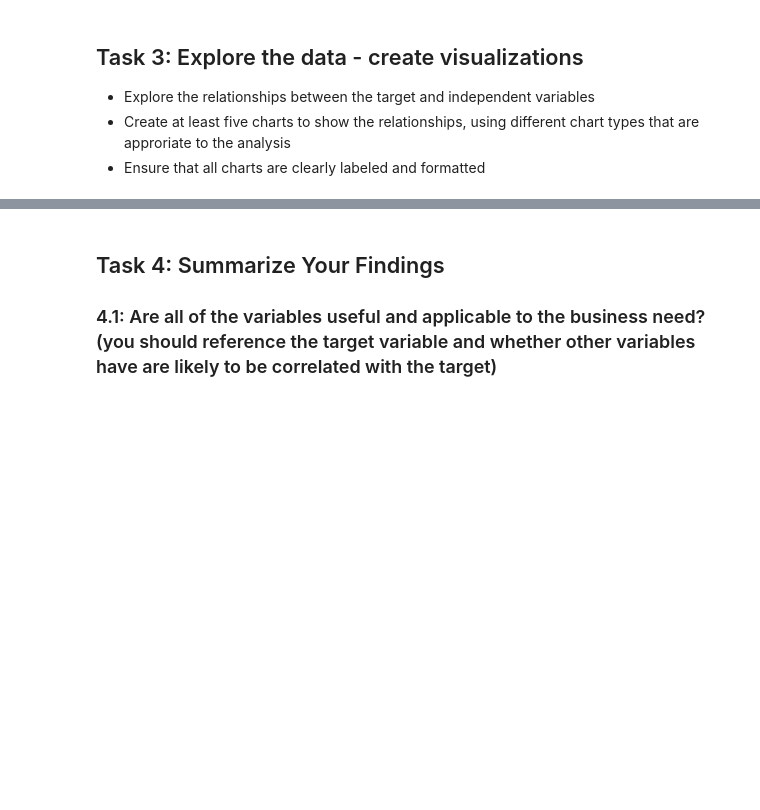
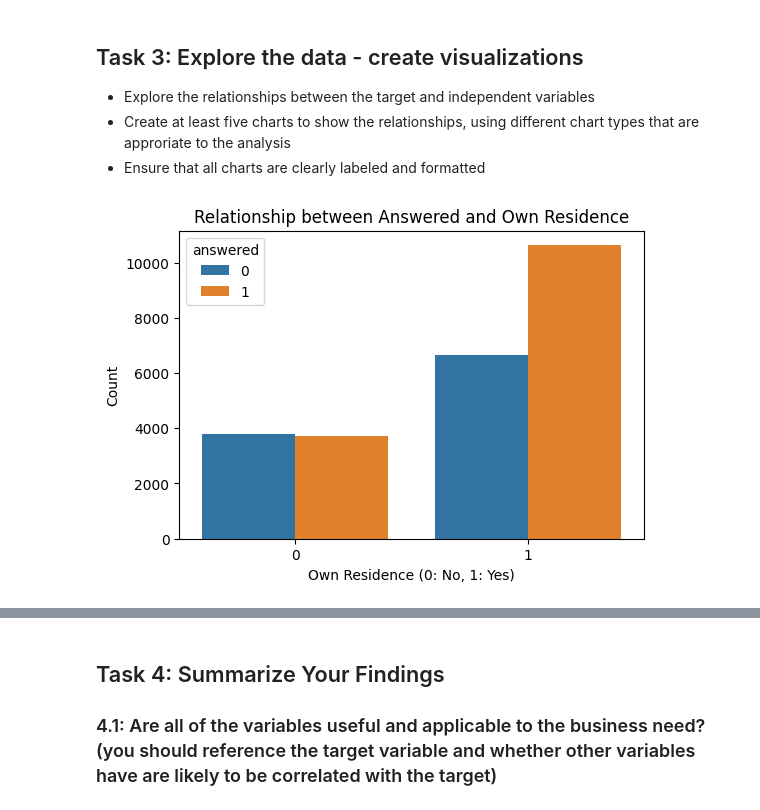
Before and after one commit to jamesmignone63-create/UofUtah_IS4487, a Jupyter notebook: Assignments/assignment_4_data_understanding.ipynb, the cells around one changed output, grey strips where cells are left out. Cells and saved outputs as stored; diff of their text form; code cells hidden in the pictures; blank space fills up the shorter version.

```diff
--- a/Assignments/assignment_4_data_understanding.ipynb
+++ b/Assignments/assignment_4_data_understanding.ipynb
@@ -51,3 +52,7 @@ As in the AdviseInvest case, we will assume `answered` is our target variable. L
+# %%
+#Import the data 🔧
+url = "https://raw.githubusercontent.com/vandanara/UofUtah_IS4487/refs/heads/main/DataSets/adviseinvest_historical_data.csv"
+df = pd.read_csv(url)
 # %% [markdown]
 ## Task 2: Initial Data Understanding: examine or profile the data
 
@@ -66,0 +106,16 @@ As in the AdviseInvest case, we will assume `answered` is our target variable. L
+# %%
+numerical_cols = ['income', 'age', 'num_accts']
+df_cleaned = df.copy()
+
+for col in numerical_cols:
+    Q1 = df_cleaned[col].quantile(0.25)
+    Q3 = df_cleaned[col].quantile(0.75)
+    IQR = Q3 - Q1
+
+    lower_bound = Q1 - 1.5 * IQR
+    upper_bound = Q3 + 1.5 * IQR
+
+    df_cleaned = df_cleaned[(df_cleaned[col] >= lower_bound) & (df_cleaned[col] <= upper_bound)].copy()
+
+print(f"Original shape: {df.shape}")
+print(f"Shape after removing outliers: {df_cleaned.shape}")
@@ -81,0 +130,10 @@ As in the AdviseInvest case, we will assume `answered` is our target variable. L
+# %%
+# Chart 1: Relationship between 'answered' and 'own_res' (Categorical)
+plt.figure(figsize=(6, 4))
+sns.countplot(data=df_cleaned, x='own_res', hue='answered')
+plt.title('Relationship between Answered and Own Residence')
+plt.xlabel('Own Residence (0: No, 1: Yes)')
+plt.ylabel('Count')
+plt.show()
+# %% [output]
+[figure, added]
```
Also changed, not shown: parts of 24 cells of this notebook.
